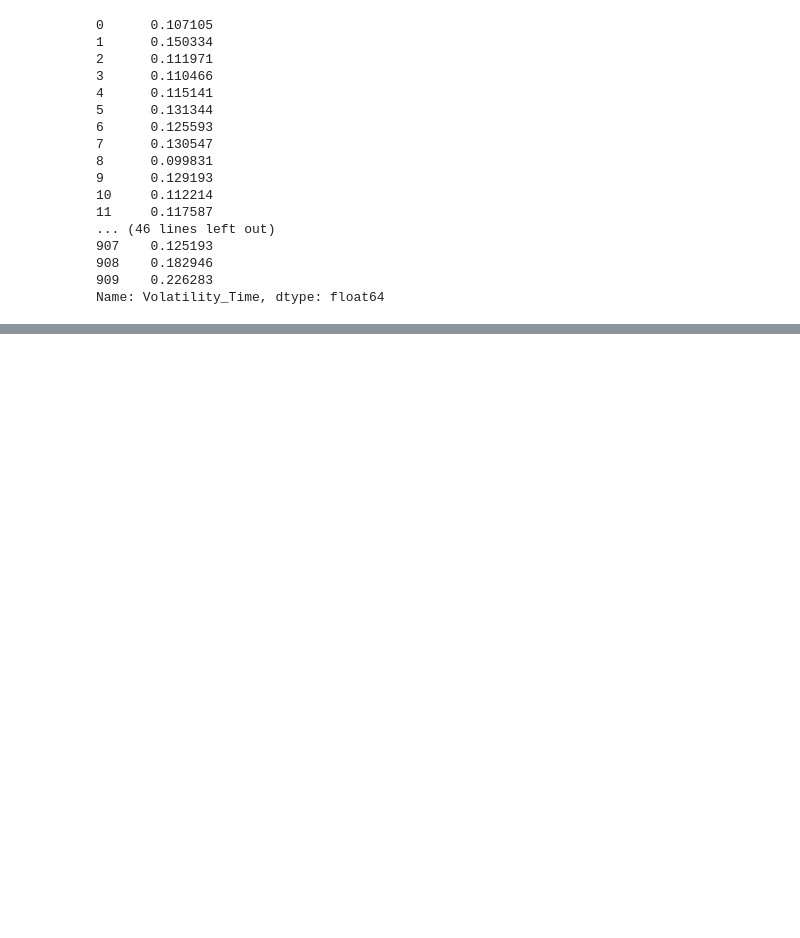
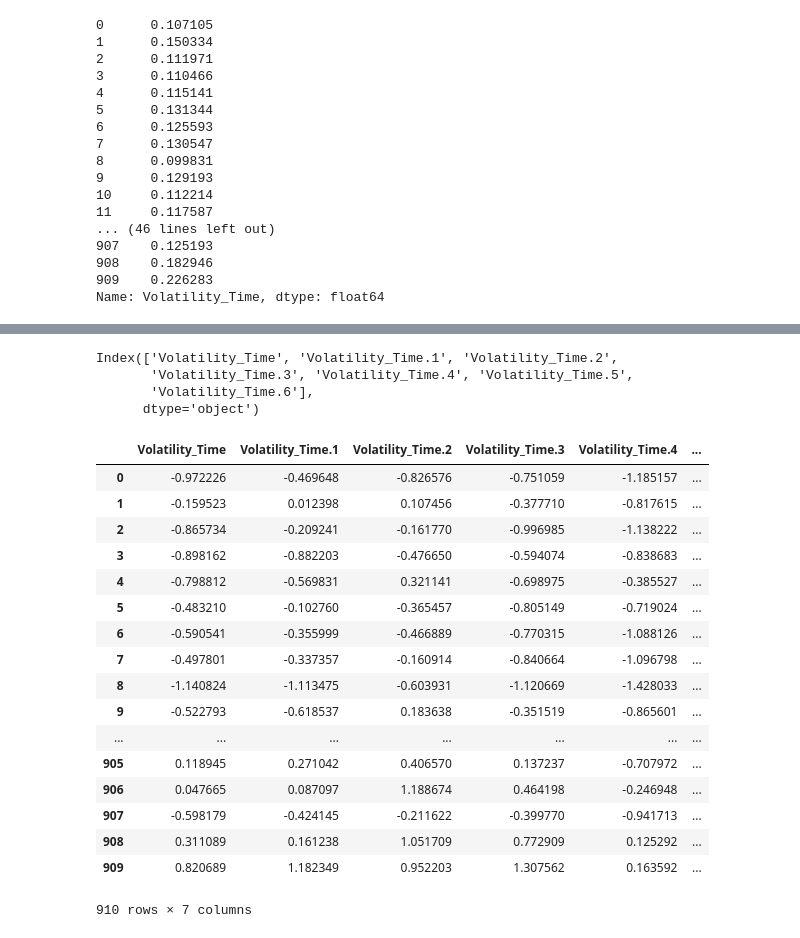
Before and after one commit to mannyfin/VolatilityForecasting, a Jupyter notebook: src/Ridge/test_comb.ipynb, the cells around one changed output, grey strips where cells are left out. Saved outputs shown, nothing was run; the diff lists cells and outputs as text; code cells hidden in the pictures; blank space fills up the shorter version.

```diff
--- a/src/Ridge/test_comb.ipynb
+++ b/src/Ridge/test_comb.ipynb
@@ -79,0 +77,32 @@ train_set.T
+# %%
+train_set.drop('Date', axis=1, inplace=True)
+train_set.keys()
+# %% [output]
+Index(['Volatility_Time', 'Volatility_Time.1', 'Volatility_Time.2',
+       'Volatility_Time.3', 'Volatility_Time.4', 'Volatility_Time.5',
+       'Volatility_Time.6'],
+      dtype='object')
+# %%
+train_set = train_set.apply(np.log)
+# %%
+train_set_=(train_set-train_set.mean())/train_set.std()
+train_set_
+# %% [output]
+|  | Volatility_Time | Volatility_Time.1 | Volatility_Time.2 | Volatility_Time.3 | Volatility_Time.4 | ... |
+| 0 | -0.972226 | -0.469648 | -0.826576 | -0.751059 | -1.185157 | ... |
+| 1 | -0.159523 | 0.012398 | 0.107456 | -0.377710 | -0.817615 | ... |
+| 2 | -0.865734 | -0.209241 | -0.161770 | -0.996985 | -1.138222 | ... |
+| 3 | -0.898162 | -0.882203 | -0.476650 | -0.594074 | -0.838683 | ... |
+| 4 | -0.798812 | -0.569831 | 0.321141 | -0.698975 | -0.385527 | ... |
+| 5 | -0.483210 | -0.102760 | -0.365457 | -0.805149 | -0.719024 | ... |
+| 6 | -0.590541 | -0.355999 | -0.466889 | -0.770315 | -1.088126 | ... |
+| 7 | -0.497801 | -0.337357 | -0.160914 | -0.840664 | -1.096798 | ... |
+| 8 | -1.140824 | -1.113475 | -0.603931 | -1.120669 | -1.428033 | ... |
+| 9 | -0.522793 | -0.618537 | 0.183638 | -0.351519 | -0.865601 | ... |
+| ... | ... | ... | ... | ... | ... | ... |
+| 905 | 0.118945 | 0.271042 | 0.406570 | 0.137237 | -0.707972 | ... |
+| 906 | 0.047665 | 0.087097 | 1.188674 | 0.464198 | -0.246948 | ... |
+| 907 | -0.598179 | -0.424145 | -0.211622 | -0.399770 | -0.941713 | ... |
+| 908 | 0.311089 | 0.161238 | 1.051709 | 0.772909 | 0.125292 | ... |
+| 909 | 0.820689 | 1.182349 | 0.952203 | 1.307562 | 0.163592 | ... |
+910 rows × 7 columns
```
Also changed, not shown: parts of 14 cells of this notebook, 2 other files.
